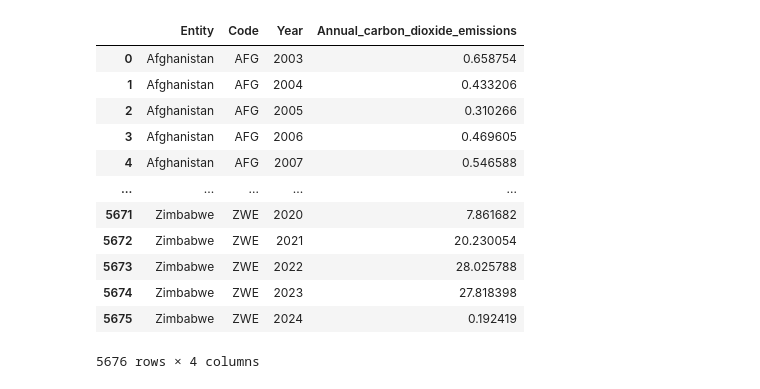
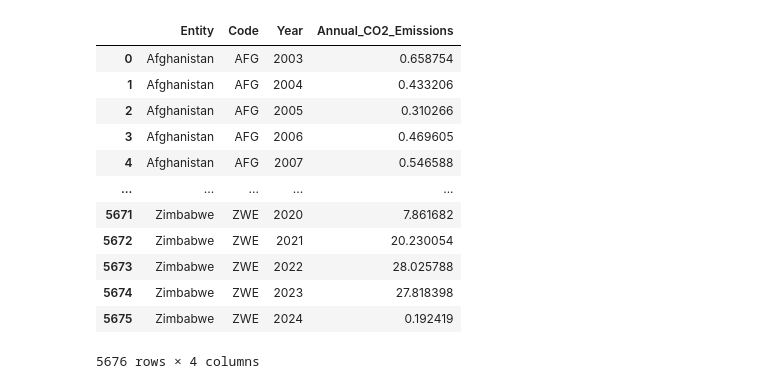
Before and after one commit to INFO6150-DataScience/wildfire-analytics-modelling, a Jupyter notebook: Wildfire_Annual_CO2_Emissions_Analytics_Modeling.ipynb, the cells around one changed output. Saved outputs shown, nothing was run; the diff lists cells and outputs as text; code cells hidden in the pictures.

```diff
--- a/Wildfire_Annual_CO2_Emissions_Analytics_Modeling.ipynb
+++ b/Wildfire_Annual_CO2_Emissions_Analytics_Modeling.ipynb
@@ -13,10 +13,10 @@ from scipy.special import expit
 # %%
 df = pd.read_csv('data/annual-carbon-dioxide-emissions.csv')
 
-df['Annual_carbon_dioxide_emissions']= df['Annual_carbon_dioxide_emissions'].div(10**6)
+df['Annual_CO2_Emissions']= df['Annual_CO2_Emissions'].div(10**6)
 df
 # %% [output]
-|  | Entity | Code | Year | Annual_carbon_dioxide_emissions |
+|  | Entity | Code | Year | Annual_CO2_Emissions |
 | 0 | Afghanistan | AFG | 2003 | 0.658754 |
 | 1 | Afghanistan | AFG | 2004 | 0.433206 |
 | 2 | Afghanistan | AFG | 2005 | 0.310266 |
```
Also changed, not shown: parts of 10 cells of this notebook, 5 other files.
